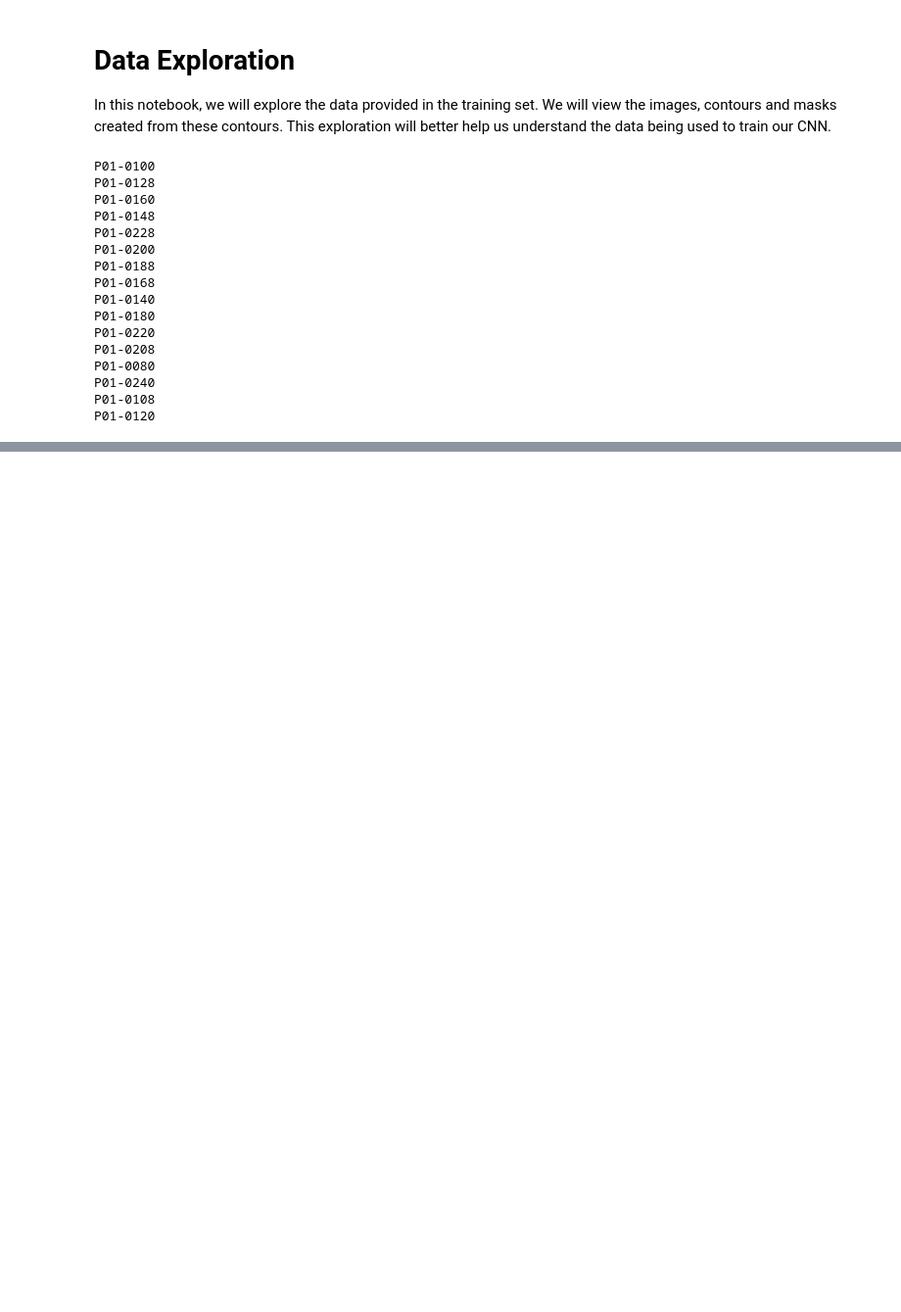
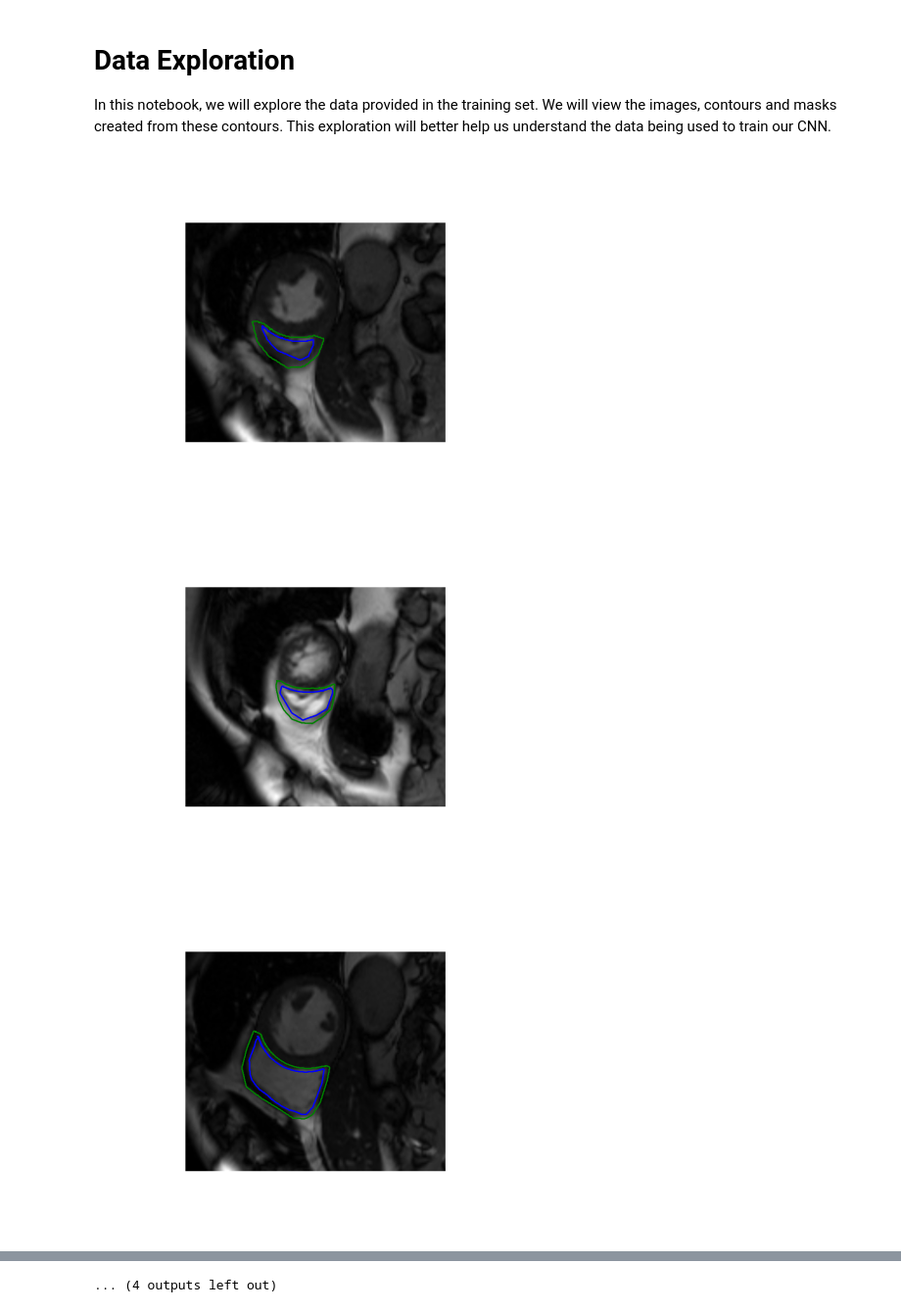
Before and after one commit to aksharkkumar/cmri-rv-seg, a Jupyter notebook: notebooks/data.ipynb, the cells around one changed output, grey strips where cells are left out. Shown at 98% size. Saved outputs shown, nothing was run; the diff lists cells and outputs as text; code cells hidden in the pictures; blank space fills up the shorter version.

Commit message:
updates data script and print images for patient 01

```diff
--- a/notebooks/data.ipynb
+++ b/notebooks/data.ipynb
@@ -12,28 +13,21 @@ import matplotlib.pyplot as plt
 from src import data
 
 basedir="/Users/aksharkumar/Documents/mlndCapstone/trainingdata/TrainingSet"
-# %%
-p01dir = os.path.join(basedir, "patient01")
-
-# print(p01dir)
-
-imgdata = data.ImageData(p01dir)
-
-for index in range(len(imgdata.images)):
-# %% [output]
-P01-0100
-P01-0128
-P01-0160
-P01-0148
-P01-0228
-P01-0200
-P01-0188
-P01-0168
-P01-0140
-P01-0180
-P01-0220
-P01-0208
-P01-0080
-P01-0240
-P01-0108
-P01-0120
+# %%
+p01dir = os.path.join(basedir, "patient01")
+
+#print(p01dir)
+
+imgdata = data.ImageData(p01dir)
+# print(len(imgdata.images))
+for key in imgdata.img_keys:
+    plt.imshow(imgdata.images[key], cmap=plt.cm.gray)
+    plt.plot(*imgdata.endo_contours[key])
+    plt.plot(*imgdata.epi_contours[key])
+    plt.axis("off")
+    plt.show()
+# TODO: need to rotate the contours with images. Also images stored randomly, need to find a way to match them with the contours.
+# %% [output]
+[figure, added]
+[figure, added]
+[figure, added]
@@ -39,0 +43 @@ P01-0120
+... (4 outputs left out)
```
Also changed, not shown: parts of 2 cells of this notebook, 1 other file.
